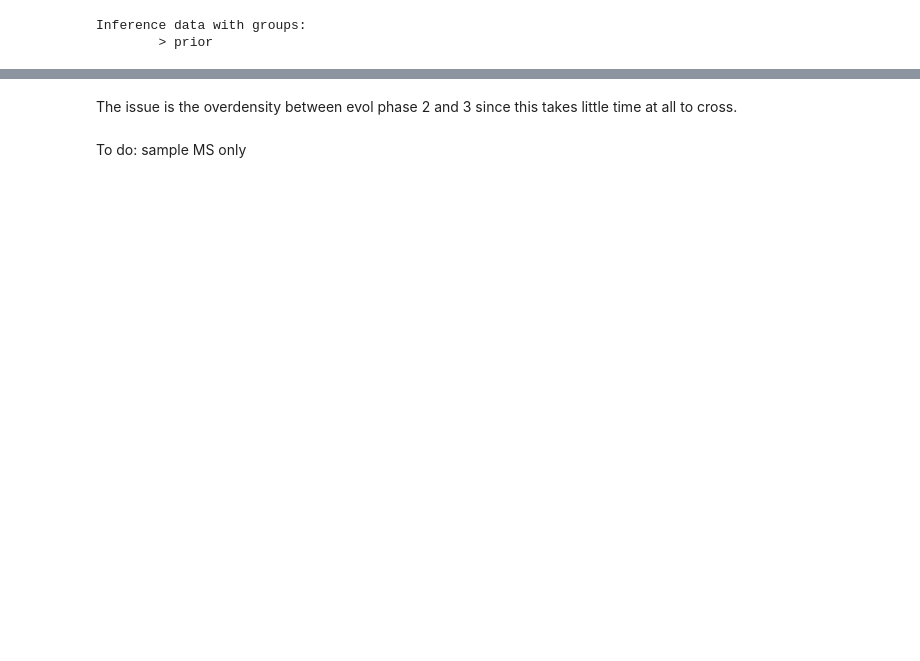
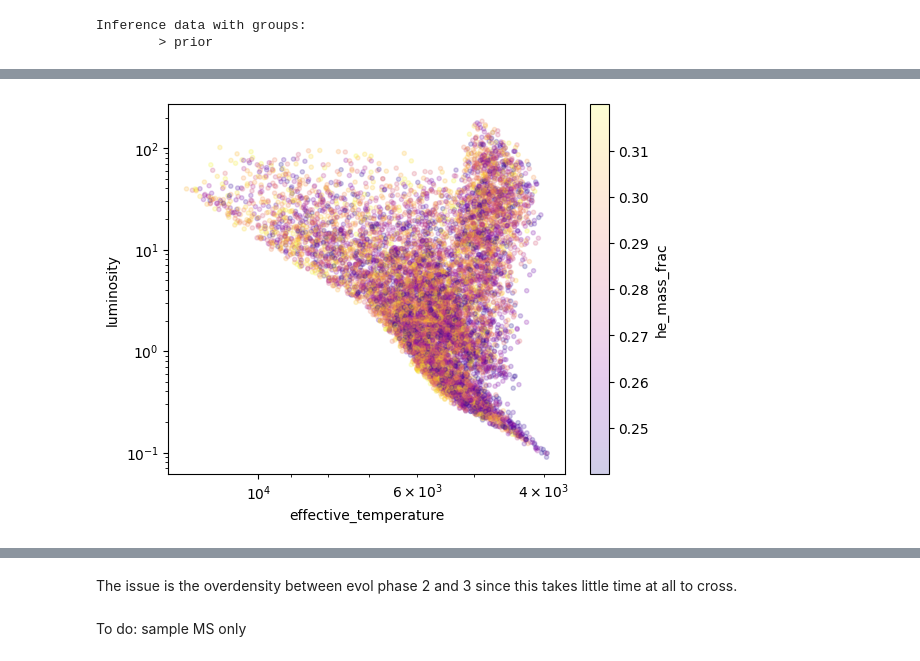
Before and after one commit to alexlyttle/stellar-emulator, a Jupyter notebook: notebook/inference-test.ipynb, the cells around one changed output, grey strips where cells are left out. Saved outputs shown, nothing was run; the diff lists cells and outputs as text; code cells hidden in the pictures; blank space fills up the shorter version.

```diff
--- a/notebook/inference-test.ipynb
+++ b/notebook/inference-test.ipynb
@@ -193,0 +179,17 @@ fig.colorbar(s, label=ckey);
+# %%
+fig, ax = plt.subplots()
+xkey = "effective_temperature"
+ykey = "luminosity"
+ckey = "he_mass_frac"
+cmap = "plasma"
+
+s = ax.scatter(prior_samples[xkey], prior_samples[ykey],
+           c=prior_samples[ckey], cmap=cmap, marker=".", alpha=0.2)
+ax.set_yscale("log")
+ax.set_xscale("log")
+ax.invert_xaxis()
+ax.set_xlabel(xkey)
+ax.set_ylabel(ykey)
+fig.colorbar(s, label=ckey);
+# %% [output]
+[figure, added]
```
Also changed, not shown: parts of 16 cells of this notebook, 2 other files.
